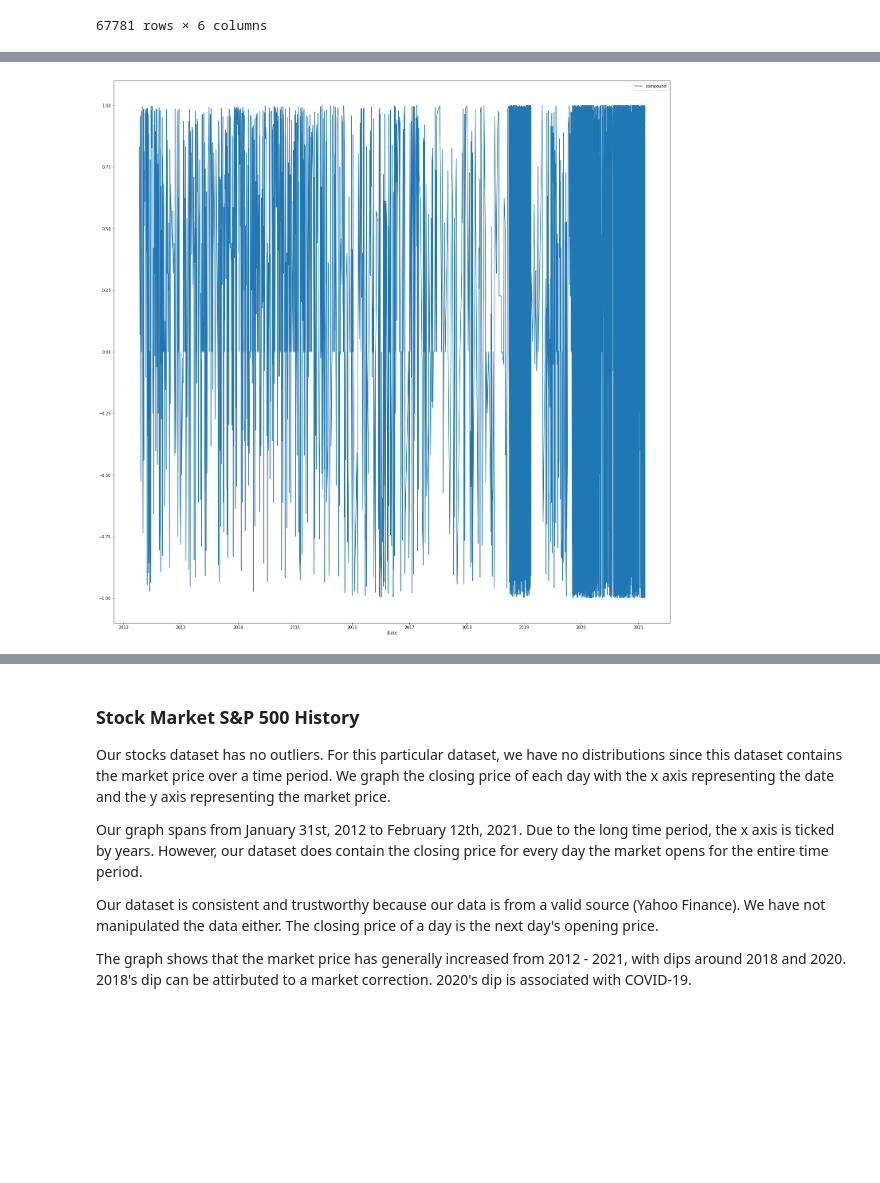
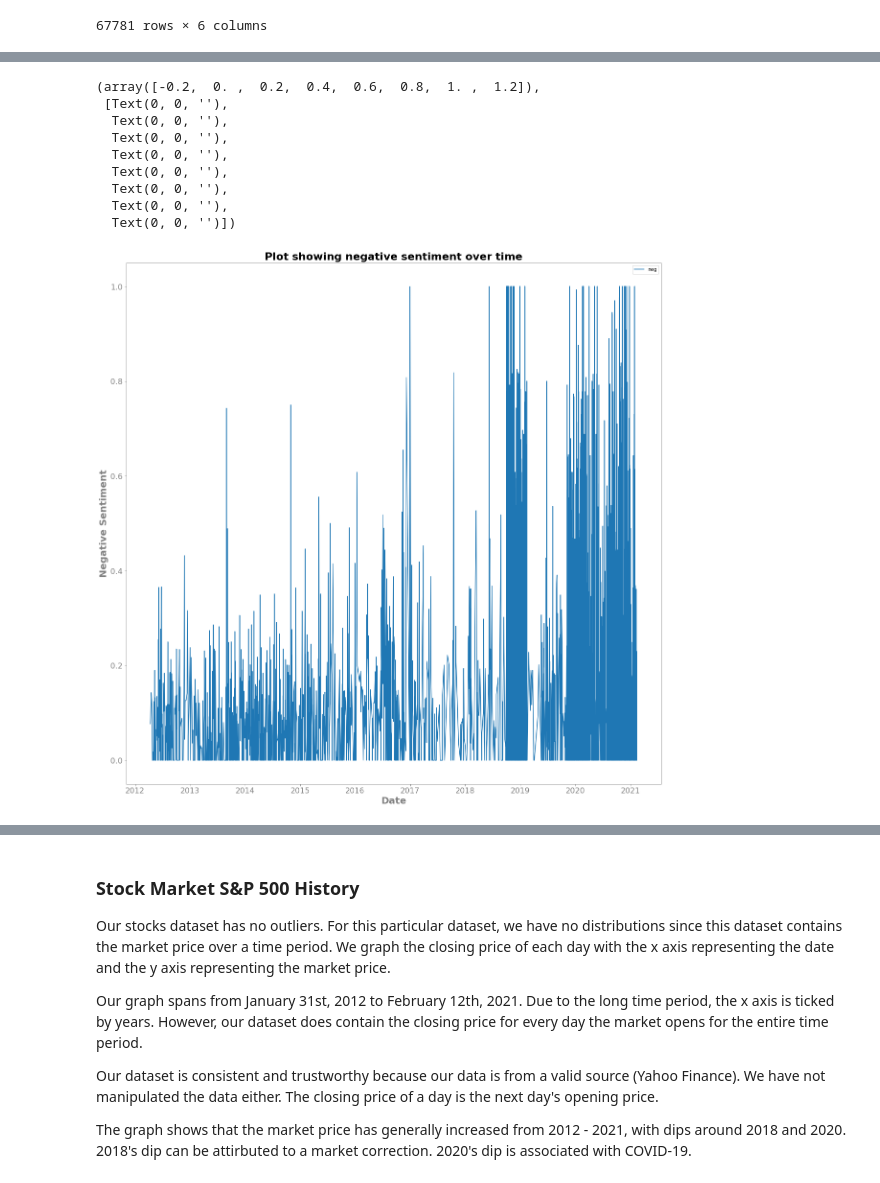
Before and after one commit to sjwfleet/COGS108_Project, a Jupyter notebook: FinalProject_group082.ipynb, the cells around one changed output, grey strips where cells are left out. Saved outputs shown, nothing was run; the diff lists cells and outputs as text; code cells hidden in the pictures; blank space fills up the shorter version.

```diff
--- a/FinalProject_group082.ipynb
+++ b/FinalProject_group082.ipynb
@@ -628,7 +660,3 @@ analyzed_pt_pb = pd.read_csv("analyzed_title_body.csv", parse_dates=['Date'])
 analyzed_pt['Date'] = analyzed_pt['Date'].dt.date
 analyzed_pb['Date'] = analyzed_pb['Date'].dt.date
 analyzed_pt_pb['Date'] = analyzed_pt_pb['Date'].dt.date
-# %%
-# Plotting negative sentiment over time
-ax = analyzed_pb.plot(x='Date', y='neg')
-plt.rcParams['figure.figsize']=(25,25)
@@ -637,4 +662,0 @@ plt.rcParams['figure.figsize']=(25,25)
-# %%
-# Plotting positive sentiment over time
-ax = analyzed_pb.plot(x='Date', y='pos')
-plt.rcParams['figure.figsize']=(25,25)
@@ -643,6 +663,30 @@ plt.rcParams['figure.figsize']=(25,25)
-# %%
-# Plotting compound sentiment over time
-ax = analyzed_pb.plot(x='Date', y='compound')
-plt.rcParams['figure.figsize']=(25,25)
-# %% [output]
-[figure, removed]
+# %%
+# Plotting negative sentiment over time
+ax = analyzed_pb.plot(x='Date', y='neg')
+
+# Style
+plt.title('Plot showing negative sentiment over time',
+         fontsize = 22, fontweight = 'bold')
+plt.xlabel('Date', fontsize=20, fontweight='bold', color='grey')
+plt.ylabel('Negative Sentiment', fontsize=20, fontweight='bold', color='grey')
+ax.tick_params(colors='gray', direction='out')
+for tick in ax.get_xticklabels():
+    tick.set_color('gray')
+for tick in ax.get_yticklabels():
+    tick.set_color('gray')
+for spine in ax.spines.values():
+    spine.set_color('gray')
+plt.rcParams['figure.figsize']=(20,20)
+plt.xticks(fontsize=16)
+plt.yticks(fontsize=16)
+# %% [output]
+(array([-0.2,  0. ,  0.2,  0.4,  0.6,  0.8,  1. ,  1.2]),
+ [Text(0, 0, ''),
+  Text(0, 0, ''),
+  Text(0, 0, ''),
+  Text(0, 0, ''),
+  Text(0, 0, ''),
+  Text(0, 0, ''),
+  Text(0, 0, ''),
+  Text(0, 0, '')])
+[figure, added]
```
Also changed, not shown: parts of 23 cells of this notebook.
